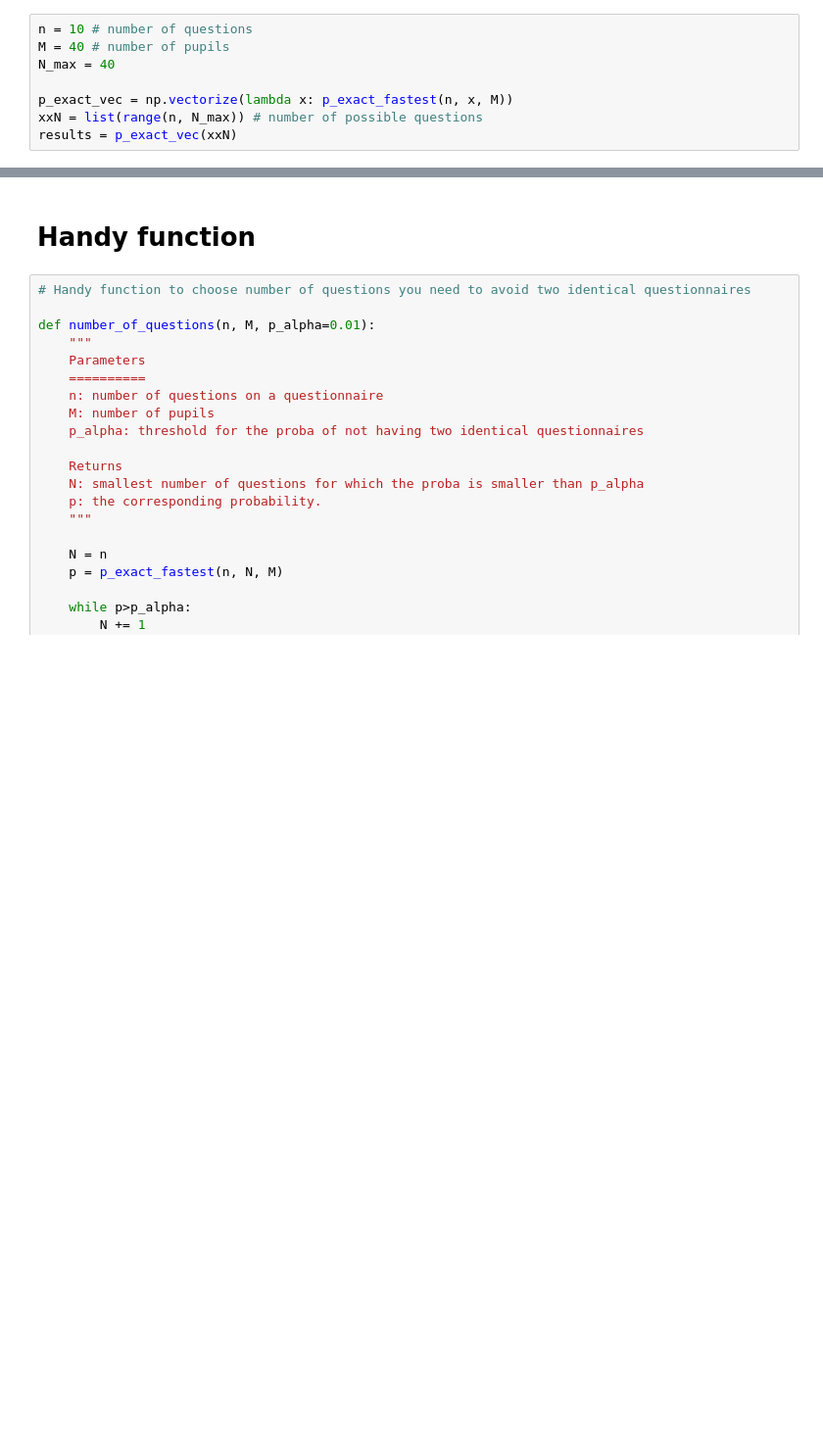
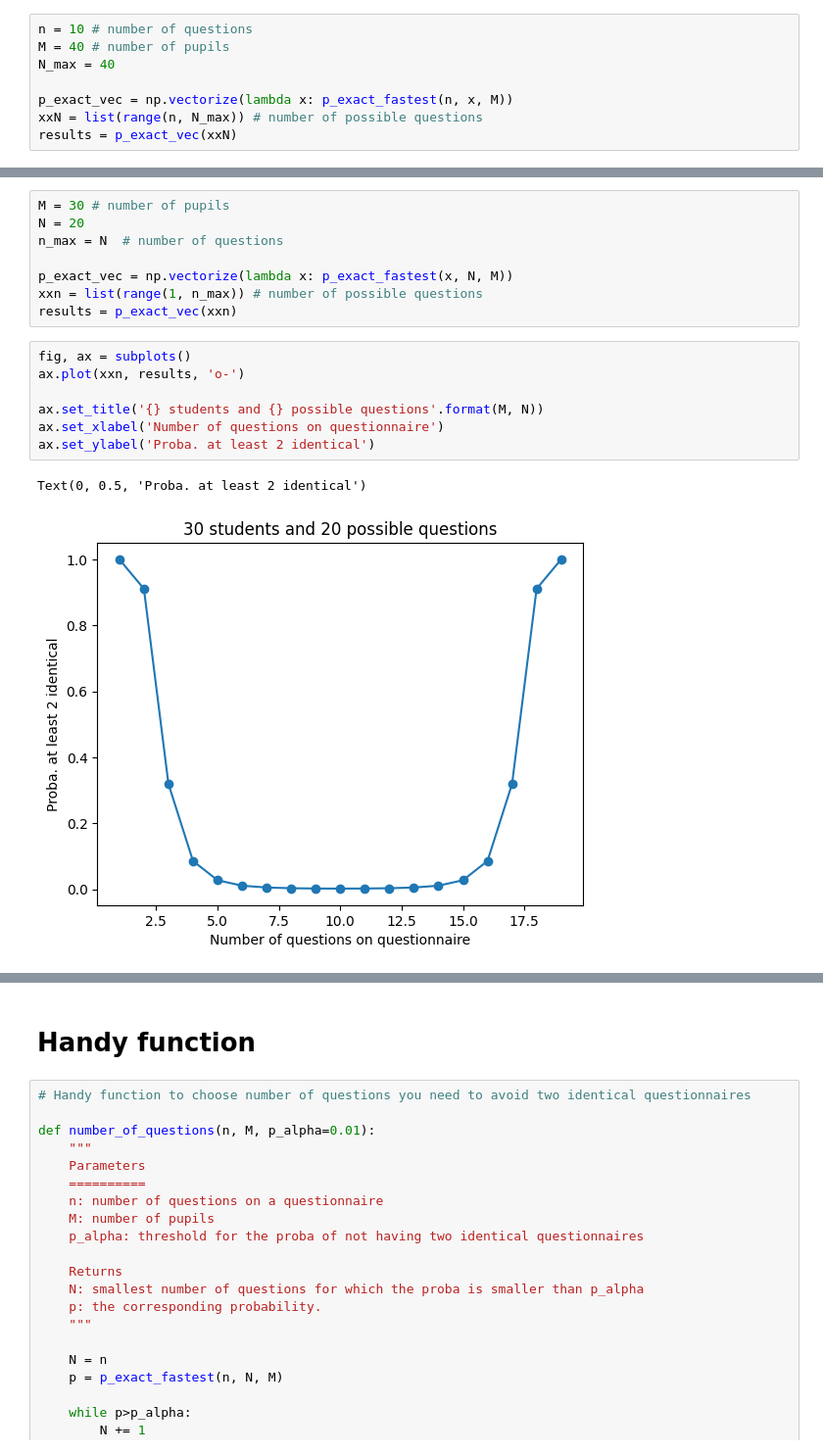
Before and after one commit to GGurtner/proba-questionnaire, a Jupyter notebook: Questionnaires.ipynb, the cells around one changed output, grey strips where cells are left out. Shown at 98% size. Cells and saved outputs as stored; diff of their text form; blank space fills up the shorter version.

```diff
--- a/Questionnaires.ipynb
+++ b/Questionnaires.ipynb
@@ -230,0 +306,18 @@ Text(0, 0.5, 'Proba. at least 2 identical')
+# %%
+M = 30 # number of pupils
+N = 20
+n_max = N  # number of questions
+
+p_exact_vec = np.vectorize(lambda x: p_exact_fastest(x, N, M))
+xxn = list(range(1, n_max)) # number of possible questions
+results = p_exact_vec(xxn)
+# %%
+fig, ax = subplots()
+ax.plot(xxn, results, 'o-')
+
+ax.set_title('{} students and {} possible questions'.format(M, N))
+ax.set_xlabel('Number of questions on questionnaire')
+ax.set_ylabel('Proba. at least 2 identical')
+# %% [output]
+Text(0, 0.5, 'Proba. at least 2 identical')
+[figure, added]
```
Also changed, not shown: parts of 10 cells of this notebook, 1 other file.
